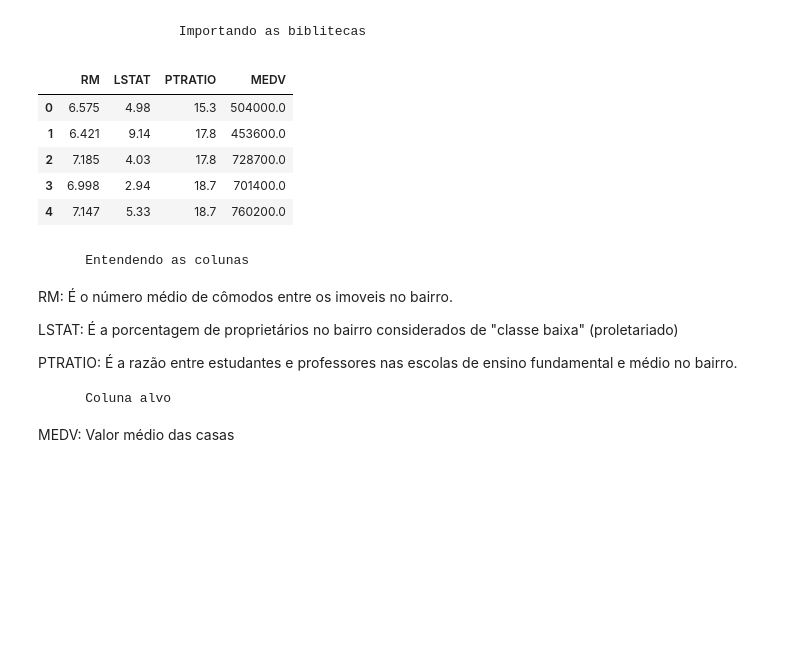
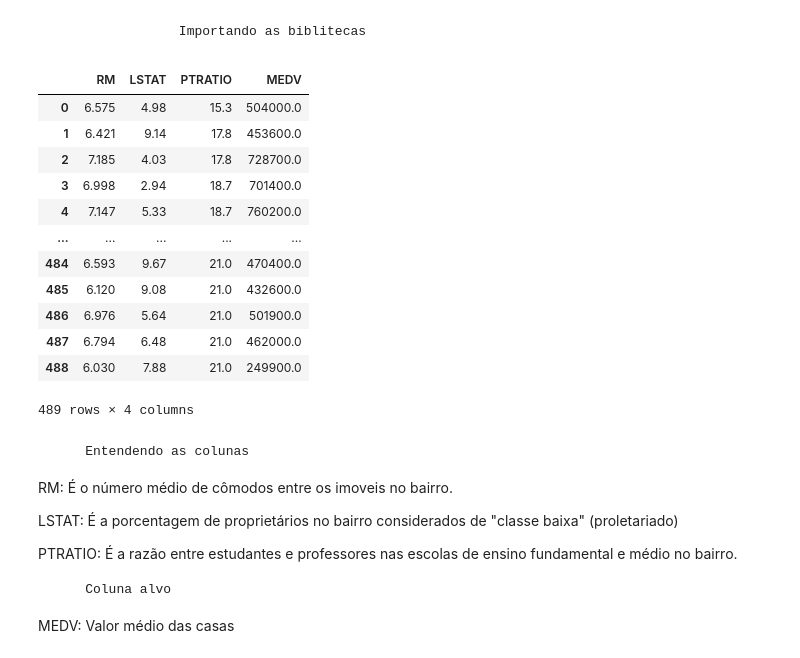
Before and after one commit to DiogoMonteiro99/Ciencias-de-dados, a Jupyter notebook: casas_boston.ipynb, the cells around one changed output. Drawn from its saved outputs; the diff is of its cells as text; code cells hidden in the pictures; blank space fills up the shorter version.

```diff
--- a/casas_boston.ipynb
+++ b/casas_boston.ipynb
@@ -3,28 +3,34 @@
 # %%
 import pandas as pd
 import numpy as np
 import seaborn as sns
 import matplotlib.pyplot as plt
 import plotly.express as px
 import statistics as sts
 import warnings
 from pyod.models.knn import KNN
 import scipy.stats as stats
 
 
-
 warnings.filterwarnings('ignore')
 
 df = pd.read_csv('housing.csv')
 
-df.head()
+df
 # %% [output]
 |  | RM | LSTAT | PTRATIO | MEDV |
 | 0 | 6.575 | 4.98 | 15.3 | 504000.0 |
 | 1 | 6.421 | 9.14 | 17.8 | 453600.0 |
 | 2 | 7.185 | 4.03 | 17.8 | 728700.0 |
 | 3 | 6.998 | 2.94 | 18.7 | 701400.0 |
 | 4 | 7.147 | 5.33 | 18.7 | 760200.0 |
+| ... | ... | ... | ... | ... |
+| 484 | 6.593 | 9.67 | 21.0 | 470400.0 |
+| 485 | 6.120 | 9.08 | 21.0 | 432600.0 |
+| 486 | 6.976 | 5.64 | 21.0 | 501900.0 |
+| 487 | 6.794 | 6.48 | 21.0 | 462000.0 |
+| 488 | 6.030 | 7.88 | 21.0 | 249900.0 |
+489 rows × 4 columns
 # %% [markdown]
         Entendendo as colunas
 RM: É o número médio de cômodos entre os imoveis no bairro.
```
Also changed, not shown: parts of 23 cells of this notebook, 5 other files.
